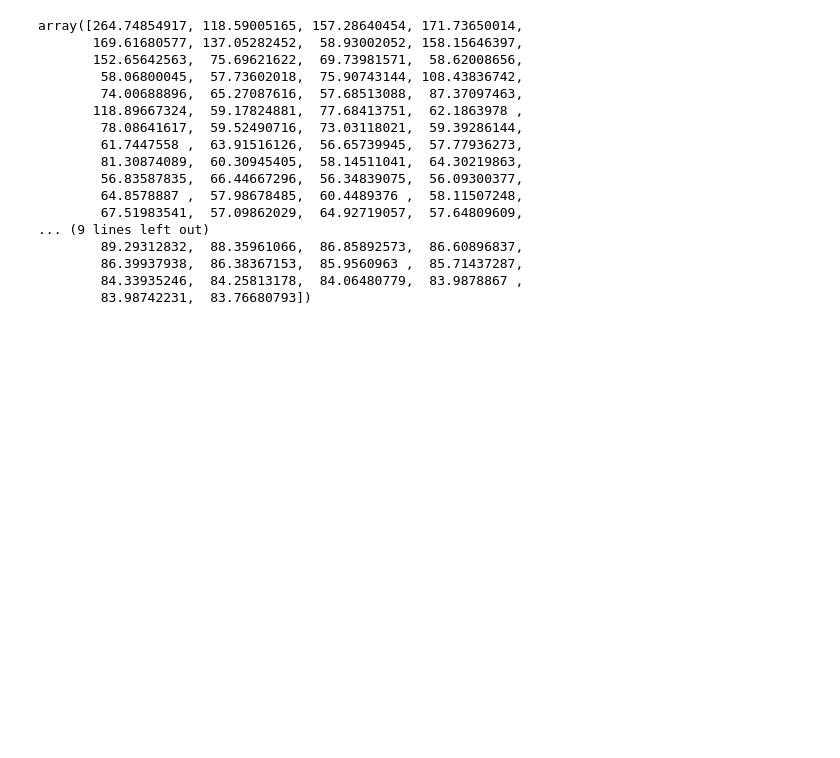
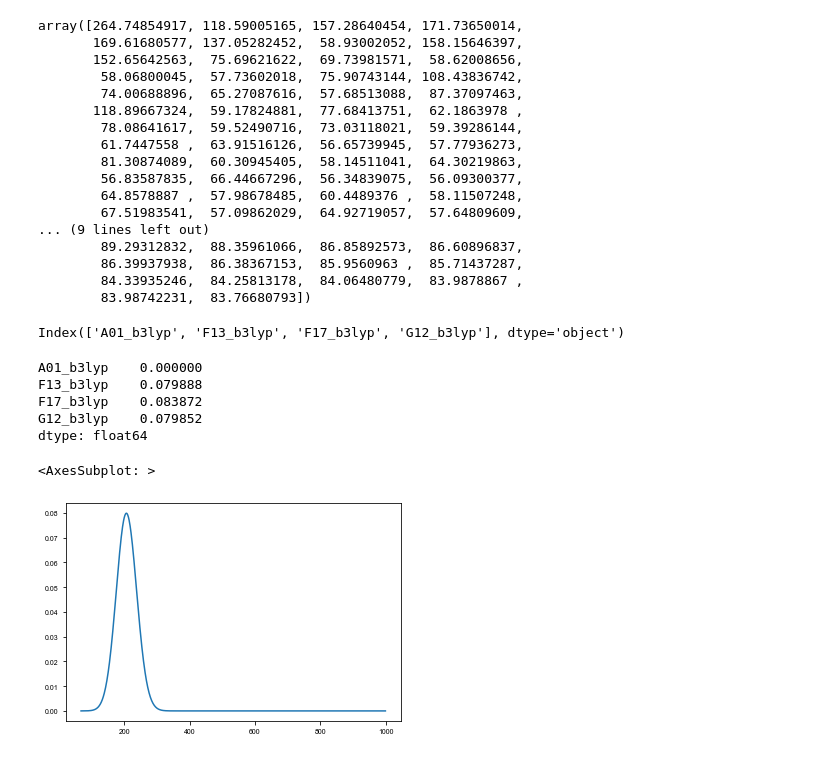
Before and after one commit to VoigtLab/bioHSI, a Jupyter notebook: 03_reporter_ranking/benchmarking/benchmark_functionals_photochemdb.ipynb, the cells around one changed output. Saved outputs shown, nothing was run; the diff lists cells and outputs as text; code cells hidden in the pictures; blank space fills up the shorter version.

```diff
--- a/03_reporter_ranking/benchmarking/benchmark_functionals_photochemdb.ipynb
+++ b/03_reporter_ranking/benchmarking/benchmark_functionals_photochemdb.ipynb
@@ -215,0 +320,17 @@ pd.DataFrame({'code':exp_scores[0],'name':[code_to_name[x] for x in exp_scores[0
+# %%
+predictions_dict['b3lyp']['pred_df'].index[predictions_dict['b3lyp']['pred_df'].max(axis=1)*30<0.1]
+# %% [output]
+Index(['A01_b3lyp', 'F13_b3lyp', 'F17_b3lyp', 'G12_b3lyp'], dtype='object')
+# %%
+(predictions_dict['b3lyp']['pred_df'].max(axis=1)*30)[predictions_dict['b3lyp']['pred_df'].max(axis=1)*30<0.1]
+# %% [output]
+A01_b3lyp    0.000000
+F13_b3lyp    0.079888
+F17_b3lyp    0.083872
+G12_b3lyp    0.079852
+dtype: float64
+# %%
+(30*predictions_dict['b3lyp']['pred_df'].loc['F13_b3lyp']).plot()
+# %% [output]
+<AxesSubplot: >
+[figure, added]
```
Also changed, not shown: parts of 10 cells of this notebook, 18 other files.
